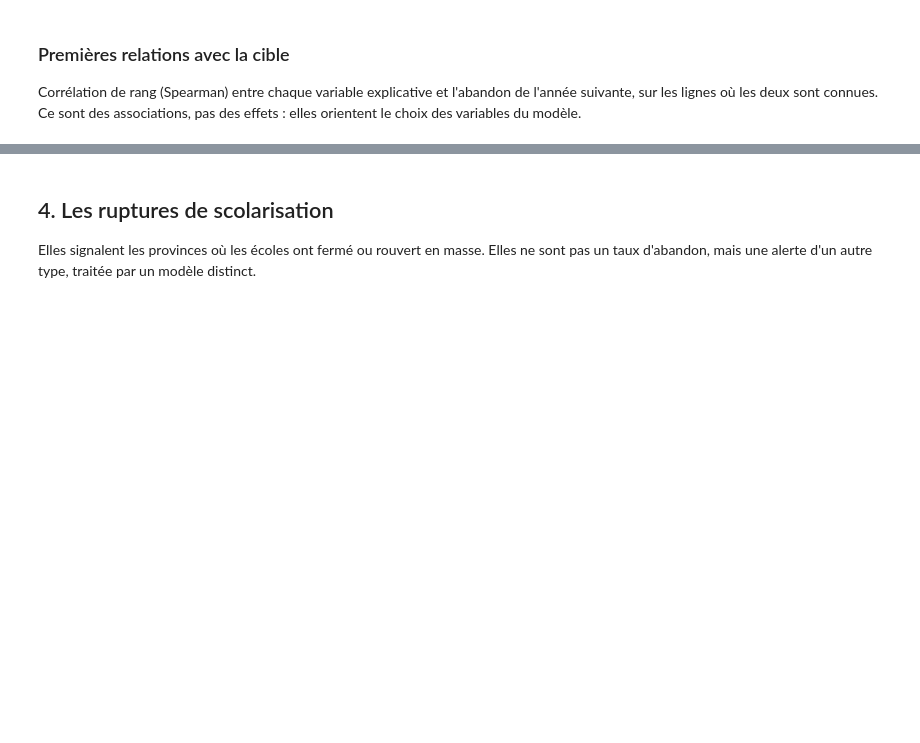
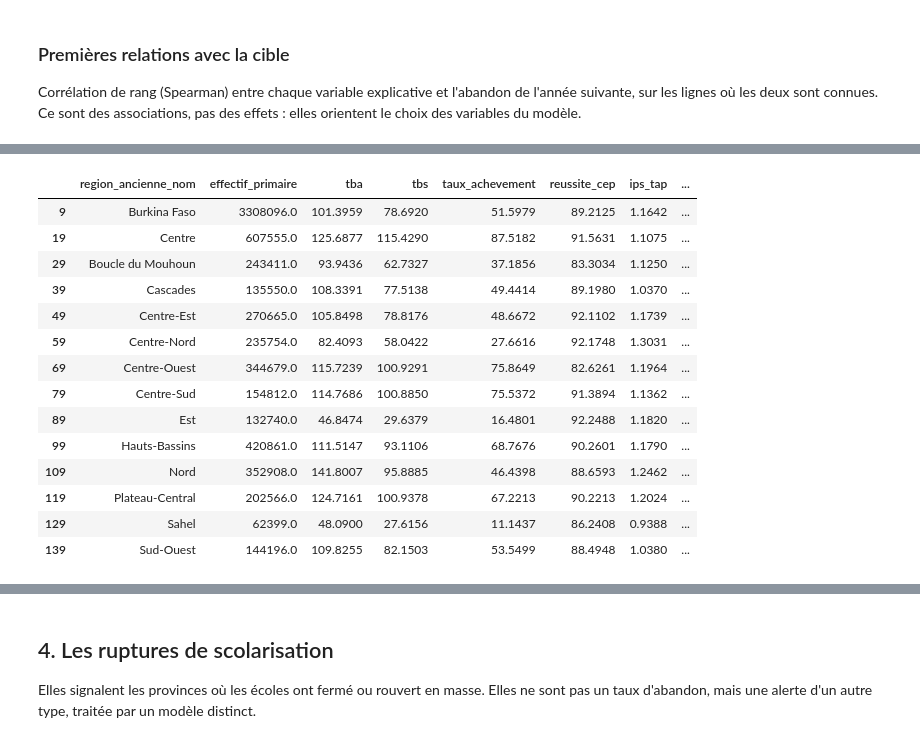
Before and after one commit to datachallenge-edu-bf/sentinelle-scolaire-defi1, a Jupyter notebook: notebooks/03_transformation.ipynb, the cells around one changed output, grey strips where cells are left out. Cells and saved outputs as stored; diff of their text form; code cells hidden in the pictures; blank space fills up the shorter version.

```diff
--- a/notebooks/03_transformation.ipynb
+++ b/notebooks/03_transformation.ipynb
@@ -149,0 +160,20 @@ pd.DataFrame(lignes).sort_values("correlation_rang", key=abs, ascending=False)
+# %%
+region = resultat["panel_region_annee"]
+region[region["annee_scolaire"] == "2024-2025"][["region_ancienne_nom", "effectif_primaire", "tba", "tbs", "taux_achevement",
+                                                 "reussite_cep", "ips_tap", "tbs_prescolaire", "part_ecoles_privees"]]
+# %% [output]
+|  | region_ancienne_nom | effectif_primaire | tba | tbs | taux_achevement | reussite_cep | ips_tap | ... |
+| 9 | Burkina Faso | 3308096.0 | 101.3959 | 78.6920 | 51.5979 | 89.2125 | 1.1642 | ... |
+| 19 | Centre | 607555.0 | 125.6877 | 115.4290 | 87.5182 | 91.5631 | 1.1075 | ... |
+| 29 | Boucle du Mouhoun | 243411.0 | 93.9436 | 62.7327 | 37.1856 | 83.3034 | 1.1250 | ... |
+| 39 | Cascades | 135550.0 | 108.3391 | 77.5138 | 49.4414 | 89.1980 | 1.0370 | ... |
+| 49 | Centre-Est | 270665.0 | 105.8498 | 78.8176 | 48.6672 | 92.1102 | 1.1739 | ... |
+| 59 | Centre-Nord | 235754.0 | 82.4093 | 58.0422 | 27.6616 | 92.1748 | 1.3031 | ... |
+| 69 | Centre-Ouest | 344679.0 | 115.7239 | 100.9291 | 75.8649 | 82.6261 | 1.1964 | ... |
+| 79 | Centre-Sud | 154812.0 | 114.7686 | 100.8850 | 75.5372 | 91.3894 | 1.1362 | ... |
+| 89 | Est | 132740.0 | 46.8474 | 29.6379 | 16.4801 | 92.2488 | 1.1820 | ... |
+| 99 | Hauts-Bassins | 420861.0 | 111.5147 | 93.1106 | 68.7676 | 90.2601 | 1.1790 | ... |
+| 109 | Nord | 352908.0 | 141.8007 | 95.8885 | 46.4398 | 88.6593 | 1.2462 | ... |
+| 119 | Plateau-Central | 202566.0 | 124.7161 | 100.9378 | 67.2213 | 90.2213 | 1.2024 | ... |
+| 129 | Sahel | 62399.0 | 48.0900 | 27.6156 | 11.1437 | 86.2408 | 0.9388 | ... |
+| 139 | Sud-Ouest | 144196.0 | 109.8255 | 82.1503 | 53.5499 | 88.4948 | 1.0380 | ... |
```
Also changed, not shown: parts of 7 cells of this notebook.
